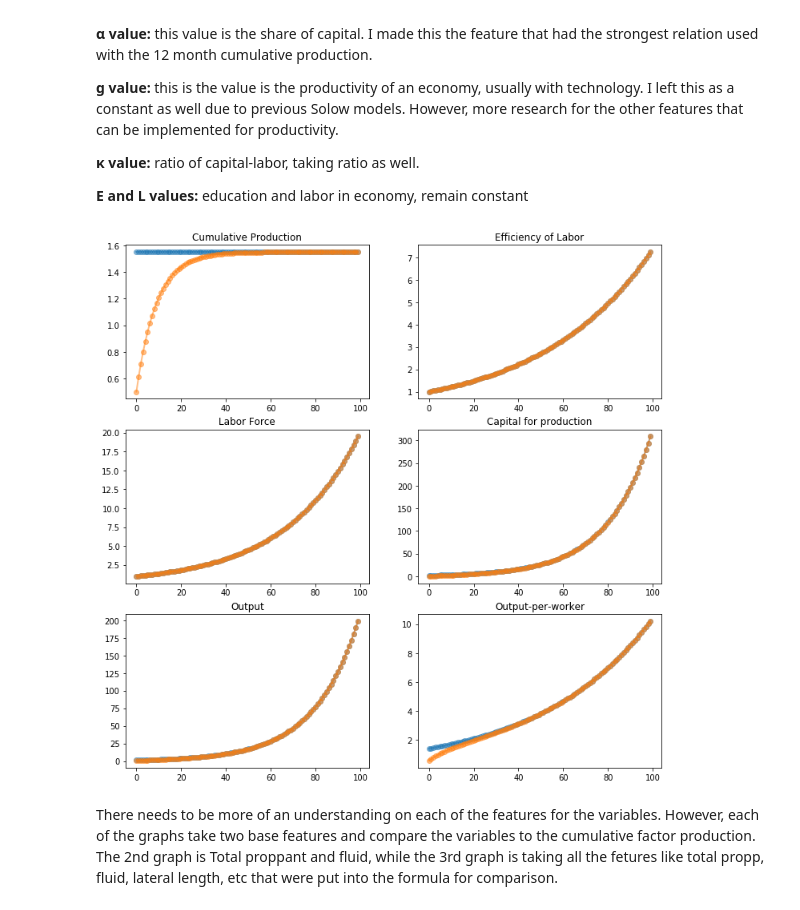
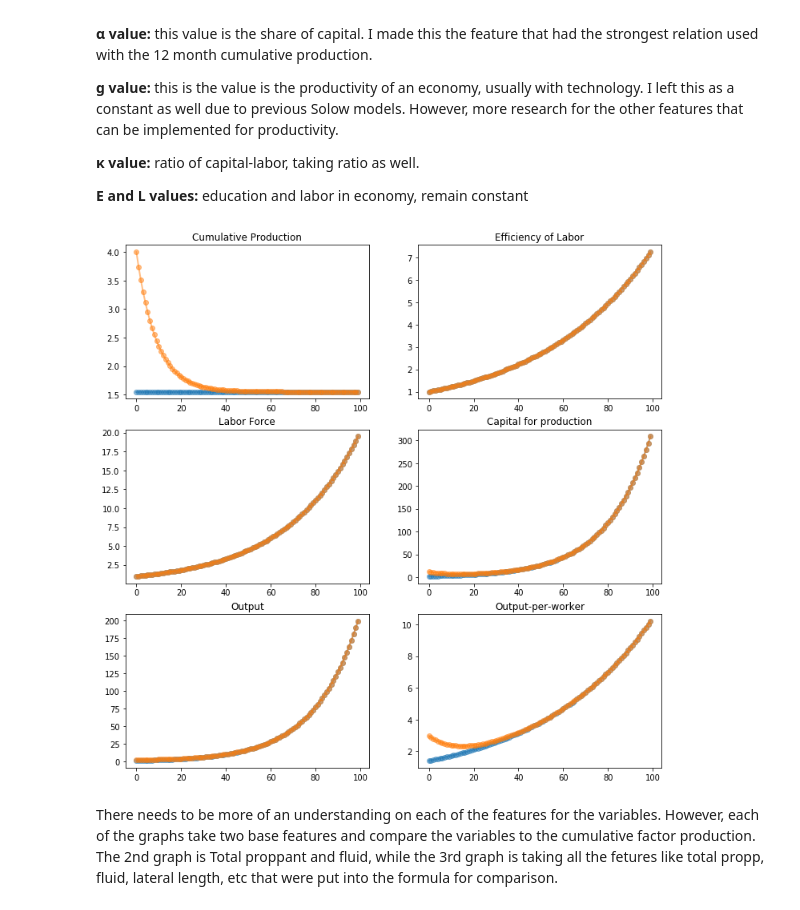
Before and after one commit to FRI-Energy-Analytics/2020_summer_fellows, a Jupyter notebook: Feature Selection - Novel Viz/Model_Testing/Solow.ipynb, the cells around one changed output. Drawn from its saved outputs; the diff is of its cells as text; code cells hidden in the pictures.

```diff
--- a/Feature Selection - Novel Viz/Model_Testing/Solow.ipynb
+++ b/Feature Selection - Novel Viz/Model_Testing/Solow.ipynb
@@ -135,32 +139,32 @@ class Solow:
 # %%
 T = 100
 
 s_base = Solow(κ=1.55)
 s_base.scenario = "base scenario"
-s_alt = Solow(κ=0.5)
+s_alt = Solow(κ=4)
 s_alt.scenario = "alt scenario"
 
 figcontents = {
         (0,0):('κ','Cumulative Production'),
         (0,1):('E','Efficiency of Labor'),
         (1,0):('L','Labor Force'),
         (1,1):('K','Capital for production'),
         (2,0):('Y','Output'),
         (2,1):('y','Output-per-worker')
        }
 
 num_rows, num_cols = 3,2
 fig, axes = plt.subplots(num_rows, num_cols, figsize=(12, 12))
 for i in range(num_rows):
     for j in range(num_cols):
         for s in s_base, s_alt:
             lb = f'{s.scenario}: initial κ = {s.initdata["κ"]}'
             axes[i,j].plot(s.generate_sequence(T, var = figcontents[i,j][0]),'o-', lw=2, alpha=0.5, label=lb)
             axes[i,j].set(title=figcontents[i,j][1])
 
 #   global legend '''
 # %% [output]
-[figure, old version]
+[figure, new version]
 # %% [markdown]
 There needs to be more of an understanding on each of the features for the variables. However, each of the graphs take two base features and compare the variables to the cumulative factor production. The 2nd graph is Total proppant and fluid, while the 3rd graph is taking all the fetures like total propp, fluid, lateral length, etc that were put into the formula for comparison.
 # %%
```
Also changed, not shown: parts of 4 cells of this notebook.
